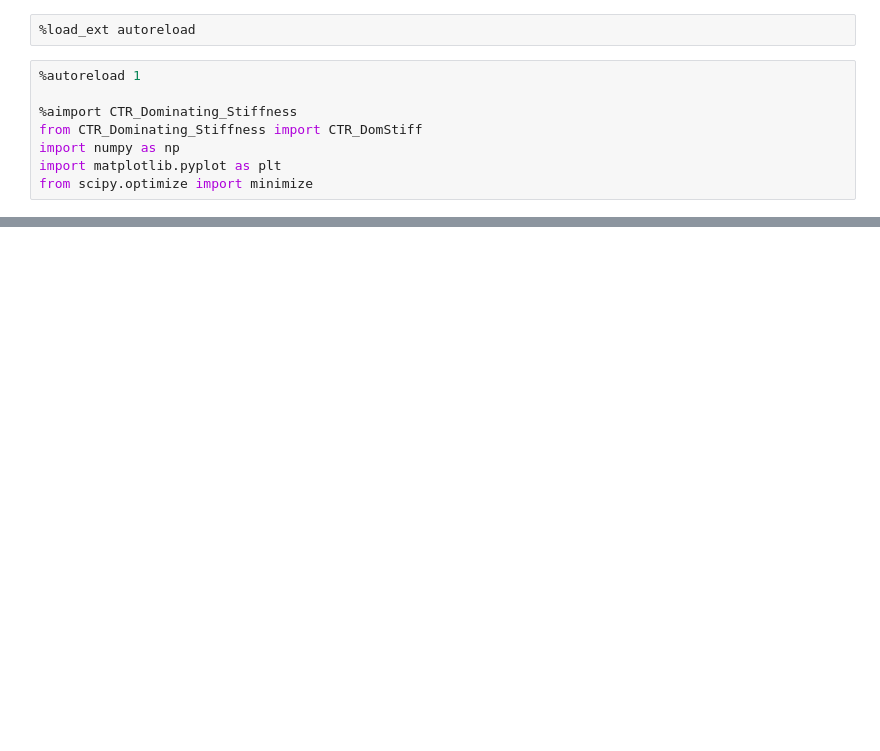
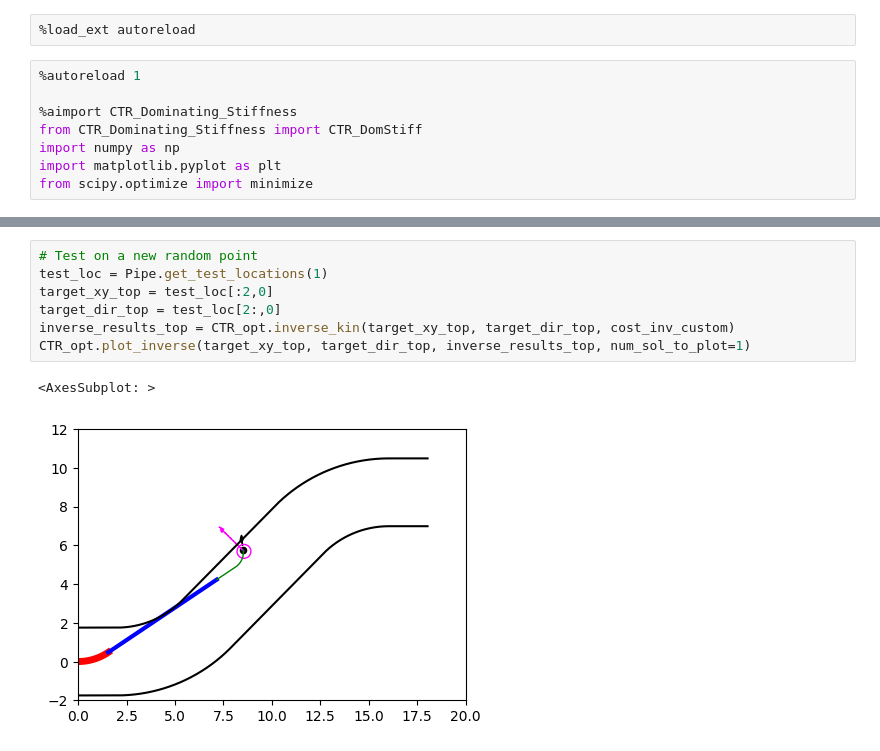
Before and after one commit to TWilson05/2406-Continuum-Robot, a Jupyter notebook: tube_specs/optimize_LK.ipynb, the cells around one changed output, grey strips where cells are left out. Saved outputs shown, nothing was run; the diff lists cells and outputs as text; blank space fills up the shorter version.

```diff
--- a/tube_specs/optimize_LK.ipynb
+++ b/tube_specs/optimize_LK.ipynb
@@ -217,0 +194,10 @@ CTR_robot.plot_inverse(target_xy_top, target_dir_top, inverse_results_top, num_s
+# %%
+# Test on a new random point
+test_loc = Pipe.get_test_locations(1)
+target_xy_top = test_loc[:2,0]
+target_dir_top = test_loc[2:,0]
+inverse_results_top = CTR_opt.inverse_kin(target_xy_top, target_dir_top, cost_inv_custom)
+CTR_opt.plot_inverse(target_xy_top, target_dir_top, inverse_results_top, num_sol_to_plot=1)
+# %% [output]
+<AxesSubplot: >
+[figure, added]
```
Also changed, not shown: parts of 11 cells of this notebook, 1 other file.
